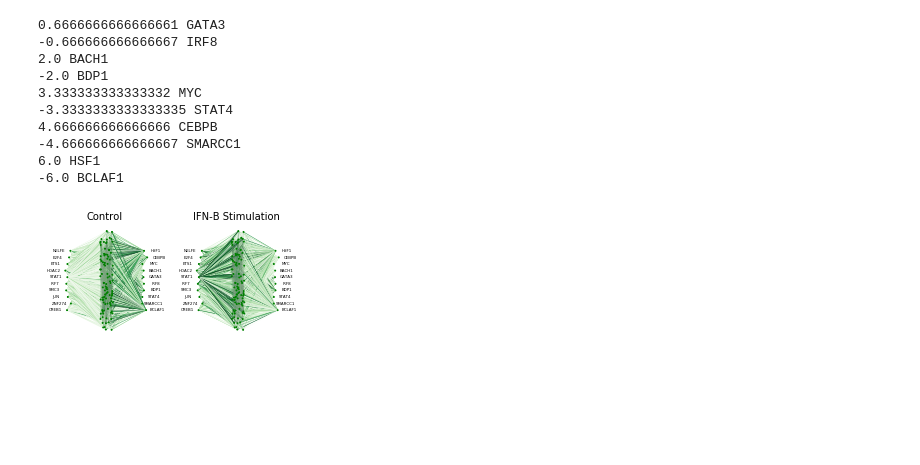
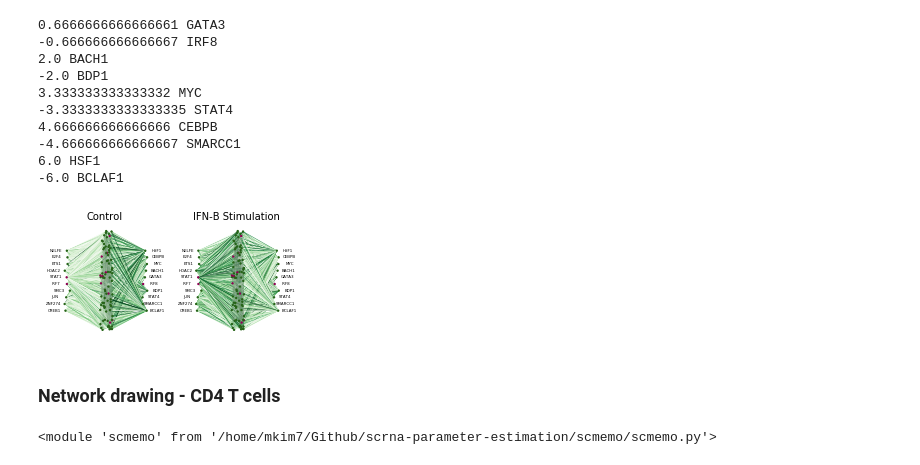
Before and after one commit to yelabucsf/scrna-parameter-estimation, a Jupyter notebook: examples/interferon_stimulation/interferon_signaling_analysis.ipynb, the cells around one changed output. Saved outputs shown, nothing was run; the diff lists cells and outputs as text; code cells hidden in the pictures; blank space fills up the shorter version.

```diff
--- a/examples/interferon_stimulation/interferon_signaling_analysis.ipynb
+++ b/examples/interferon_stimulation/interferon_signaling_analysis.ipynb
@@ -473 +461,18 @@ candidate_genes = \
+# %%
+with open(data_path + 'stim_effect_1d.pkl', 'rb') as f:
+    test_dict = pkl.load(f)
+# %%
+def get_key(ct):
+    return (ct + ' - ctrl', ct + ' - stim')
+ct = 'CD14+ Monocytes'
+upreg_genes = utils.get_differential_genes(
+    gene_list=adata.var.index.tolist(),
+    hypothesis_test_dict=test_dict,
+    group_1 = get_key(ct)[0],
+    group_2 = get_key(ct)[1],
+    which='mean',
+    direction='increase',
+    sig=0.05,
+    num_genes=5000
+    )['gene'].tolist()
 # %% [markdown]
@@ -552,7 +576,8 @@ for height, tf in zip(new_tf_heights, stim_tf):
     pos[tf] = (np.random.uniform(-6.5, -5.5), height)
 for height, tf in zip(new_tf_heights[::-1], ctrl_tf):
     print(height, tf)
-    pos[tf] = (np.random.uniform(5.5, 6.5), height)
+
+    pos[tf] = (np.random.uniform(5.5, 6.5) if tf != 'SMARCC1' else 5.6, height)
 
 for gene in all_genes_considered:
     pos[gene] = np.array([np.random.uniform(-1, 1), np.random.uniform(-10, 10)])
@@ -560,9 +585,9 @@ for gene in all_genes_considered:
 # Do positioning for labels
 label_pos = {}
 for tf in stim_tf:
-    label_pos[tf] = (pos[tf][0] - 1.8, pos[tf][1])
+    label_pos[tf] = (pos[tf][0] - 1.7, pos[tf][1])
 for tf in ctrl_tf:
-    label_pos[tf] = (pos[tf][0] + 1.8, pos[tf][1])
+    label_pos[tf] = (pos[tf][0] + 1.7, pos[tf][1])
 # %% [output]
 0.6666666666666661 GATA3
 -0.666666666666667 IRF8
@@ -586,38 +611,46 @@ nx.draw_networkx(
     with_labels=False,
     width=[0.01 if source in all_genes_considered and sink in all_genes_considered else 0.5 for source, sink in ctrl_G.edges()],
     edge_cmap=mpl.cm.Greens,
     edge_color=edge_colors,
-    node_size=[1 for i in range(len(ctrl_tf))] + [1 for i in range(len(stim_tf))] + [1 for i in range(len(all_genes_considered))],
+    node_size=2,
     edge_vmin=0,
-    edge_vmax=0.35,
-    node_color='g',
+    edge_vmax=0.3,
+    node_color=[0 if node in upreg_genes else 1 for node in ctrl_G.nodes()],
+    cmap=mpl.cm.PiYG,
+    vmin=0,
+    vmax=1,
     node_shape='8')
 nx.draw_networkx_labels(G=ctrl_G, pos=label_pos, labels={tf:tf for tf in ctrl_tf + stim_tf}, font_size=4)
 plt.xlim(-9.5, 9)
 plt.axis('off')
 plt.title('Control')
 
 
 plt.subplot(1, 2, 2)
 edge_colors = np.array([stim_G[u][v]['weight'] for u,v in stim_G.edges])
 nx.draw_networkx(
     stim_G,
     pos=pos,
     with_labels=False,
     width=[0.01 if source in all_genes_considered and sink in all_genes_considered else 0.5 for source, sink in stim_G.edges()],
     edge_cmap=mpl.cm.Greens,
     edge_color=edge_colors,
-    node_size=[1 for i in range(len(ctrl_tf))] + [1 for i in range(len(stim_tf))] + [1 for i in range(len(all_genes_considered))],
+    node_size=2,
     edge_vmin=0,
-    edge_vmax=0.35,
-    node_color='g',
+    edge_vmax=0.3,
+    node_color=[0 if node in upreg_genes else 1 for node in ctrl_G.nodes()],
+    cmap=mpl.cm.PiYG,
+    vmin=0,
+    vmax=1,
     node_shape='8')
 nx.draw_networkx_labels(G=ctrl_G, pos=label_pos, labels={tf:tf for tf in ctrl_tf + stim_tf}, font_size=4)
 plt.xlim(-9.5, 9)
 plt.axis('off')
 plt.title('IFN-B Stimulation')
 
 
-plt.savefig('network_switching.png', bbox_inches='tight', dpi=300)
+plt.savefig('network_switching_2.png', bbox_inches='tight', dpi=300)
 # %% [output]
-[figure, old version]
+[figure, new version]
+# %% [markdown]
+### Network drawing - CD4 T cells
@@ -623,0 +663,4 @@ plt.savefig('network_switching.png', bbox_inches='tight', dpi=300)
+# %%
+imp.reload(scmemo)
+# %% [output]
+<module 'scmemo' from '/home/mkim7/Github/scrna-parameter-estimation/scmemo/scmemo.py'>
```
Also changed, not shown: parts of 18 cells of this notebook, 4 other files.
